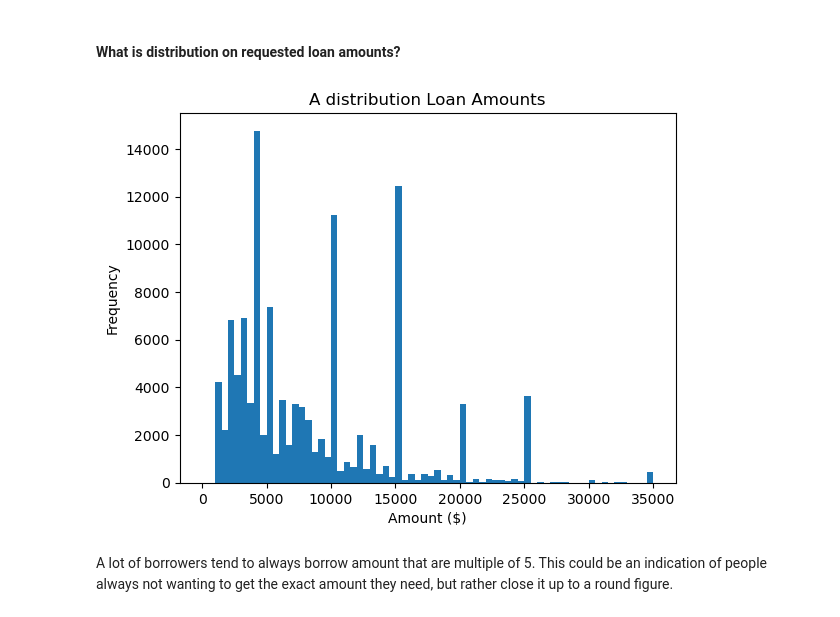
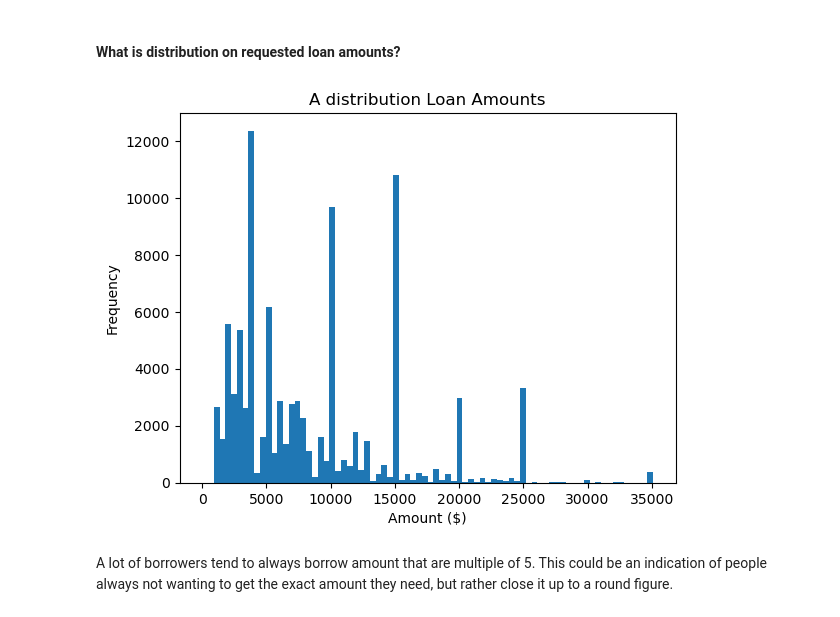
Before and after one commit to ismailomodara/prosper-loan-analysis, a Jupyter notebook: Prosper_Loans_Data_Part1.ipynb, the cells around one changed output. Cells and saved outputs as stored; diff of their text form; code cells hidden in the pictures.

```diff
--- a/Prosper_Loans_Data_Part1.ipynb
+++ b/Prosper_Loans_Data_Part1.ipynb
@@ -195,9 +207,14 @@ loans_clean.ProsperScore.isnull().sum()
 # %% [output]
 0
 # %%
-# Fill up the null ScorexChangeAtTimeOfListing in the dataset
+# Filling up null values in ProsperPrincipalBorrowed and ProsperPrincipalOutstanding
 
-loans_clean['ScorexChangeAtTimeOfListing'].fillna(0.0, inplace=True)
+loans_clean['ProsperPrincipalBorrowed'].fillna(0.0, inplace=True)
+loans_clean['ProsperPrincipalOutstanding'].fillna(0.0, inplace=True)
+# %%
+# Remove all DebtToIncomeRatio with null values
+
+loans_clean = loans_clean[loans_clean['DebtToIncomeRatio'].notna()]
 # %%
 # Reviewing the result of the cleaning exercise
 
@@ -312,4 +332,13 @@ plt.xticks(tick_props * loans_clean.shape[0], tick_names);
 Approximately 40% of the loans have been completed (Completed or Chargedoff), which indicates there's a high completion rate. Borrowers tend to complete their loans, which means we would be able to get facters that contribute to this behaviour
 # %% [markdown]
 #### Would the interest rate attached to the loan have an effect of the ability for a borrower to pay back?
+# %%
+def plot_hist(variable, binsize, title, xlabel, ylabel):
+    bins = np.arange(0, loans_clean[variable].max()+binsize, binsize)
+
+    plt.hist(data = loans_clean, x = variable, bins = bins)
+
+    plt.title(title)
+    plt.xlabel(xlabel)
+    plt.ylabel(ylabel)
 # %%
@@ -342,19 +358,10 @@ plot_hist("ProsperScore", 1, "Distribution of Prosper Scores", "Prosper Score",
 Most of the data points for the ProsperScore is skewed to the left
 # %% [markdown]
 #### What is distribution on requested loan amounts?
-# %%
-def plot_hist(variable, binsize, title, xlabel, ylabel):
-    bins = np.arange(0, loans_cut[variable].max()+binsize, binsize)
-
-    plt.hist(data = loans_cut, x = variable, bins = bins)
-
-    plt.title(title)
-    plt.xlabel(xlabel)
-    plt.ylabel(ylabel)
 # %%
-plot_hist("LoanOriginalAmount", 500, "A distribution Loan Amounts", "Amount ($)", "Frequency")
+plot_hist("LoanOriginalAmount", 450, "A distribution Loan Amounts", "Amount ($)", "Frequency")
 # %% [output]
-[figure, old version]
+[figure, new version]
 # %% [markdown]
 A lot of borrowers tend to always borrow amount that are multiple of 5. This could be an indication of people always not wanting to get the exact amount they need, but rather close it up to a round figure.
 # %% [markdown]
```
Also changed, not shown: parts of 46 cells of this notebook, 6 other files.
